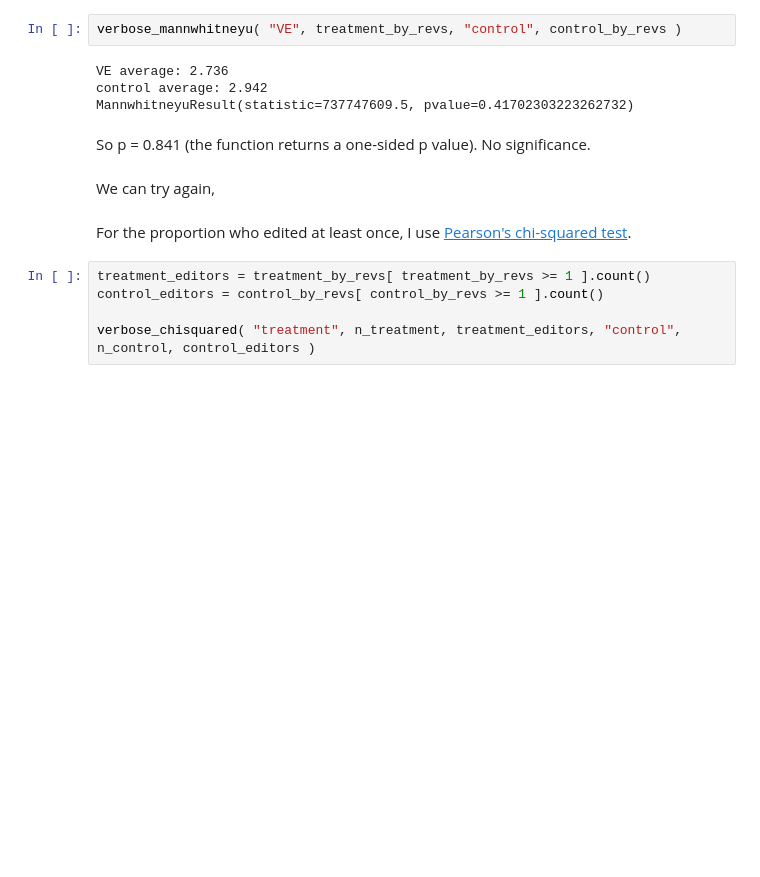
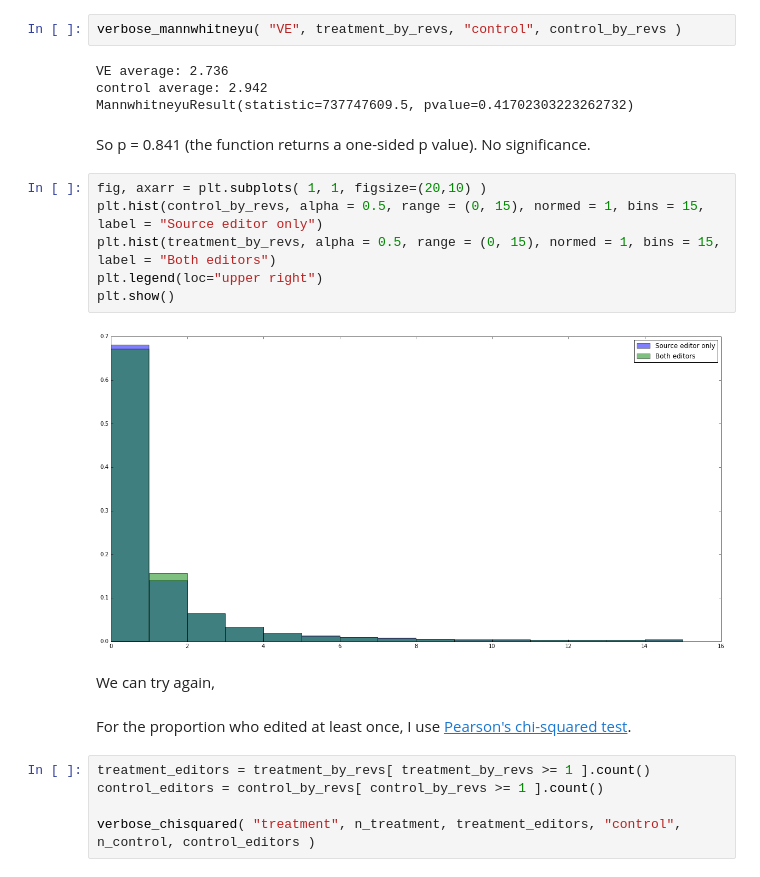
Before and after one commit to neilpquinn/2015-11-VE-experiment-follow-up, a Jupyter notebook: VE experiment follow-up.ipynb, the cells around one changed output. Cells and saved outputs as stored; diff of their text form; blank space fills up the shorter version.

```diff
--- a/VE experiment follow-up.ipynb
+++ b/VE experiment follow-up.ipynb
@@ -327,6 +328,14 @@ control average: 2.942
 MannwhitneyuResult(statistic=737747609.5, pvalue=0.41702303223262732)
 # %% [markdown]
 So p = 0.841 (the function returns a one-sided p value). No significance.
+# %%
+fig, axarr = plt.subplots( 1, 1, figsize=(20,10) )
+plt.hist(control_by_revs, alpha = 0.5, range = (0, 15), normed = 1, bins = 15, label = "Source editor only")
+plt.hist(treatment_by_revs, alpha = 0.5, range = (0, 15), normed = 1, bins = 15, label = "Both editors")
+plt.legend(loc="upper right")
+plt.show()
+# %% [output]
+[figure, added]
 # %% [markdown]
 We can try again,
 # %% [markdown]
```
Also changed, not shown: parts of 12 cells of this notebook.
